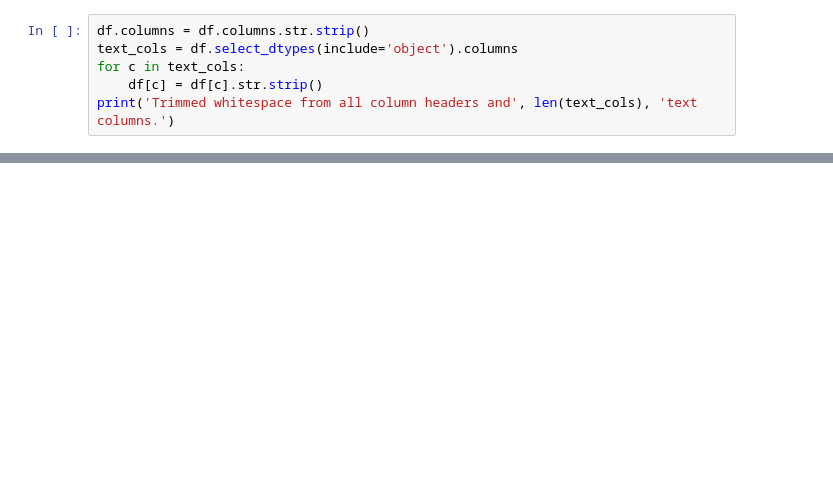
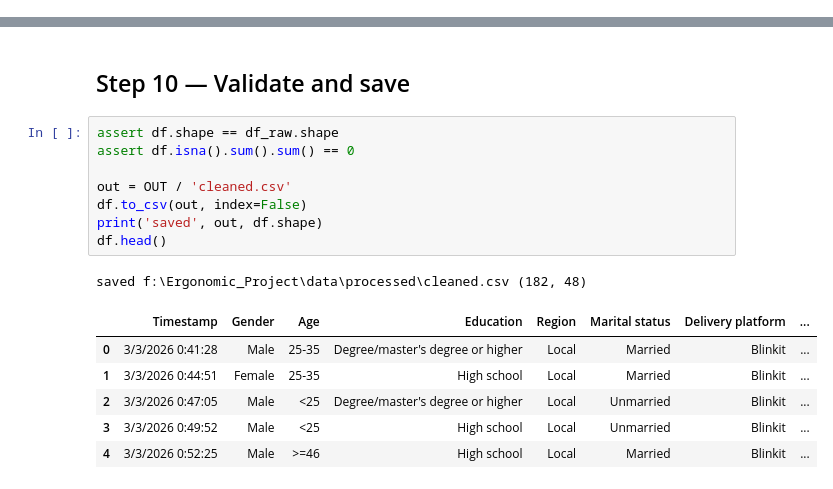
Before and after one commit to AilaVishnu/ergonomic-risk-factor-prediction, a Jupyter notebook: notebooks/01_data_cleaning.ipynb, the cells around one changed output, grey strips where cells are left out. Cells and saved outputs as stored; diff of their text form; blank space fills up the shorter version.

```diff
--- a/notebooks/01_data_cleaning.ipynb
+++ b/notebooks/01_data_cleaning.ipynb
@@ -151,6 +52,0 @@ labels group correctly (e.g. `' Yes'` and `'Yes'` are not treated as different c
-# %%
-df.columns = df.columns.str.strip()
-text_cols = df.select_dtypes(include='object').columns
-for c in text_cols:
-    df[c] = df[c].str.strip()
-print('Trimmed whitespace from all column headers and', len(text_cols), 'text columns.')
@@ -260,0 +204,18 @@ and derive `workload_score`, `fatigue_score`, `force_exertion`, `vehicle_rank`,
+# %% [markdown]
+## Step 10 — Validate and save
+# %%
+assert df.shape == df_raw.shape
+assert df.isna().sum().sum() == 0
+
+out = OUT / 'cleaned.csv'
+df.to_csv(out, index=False)
+print('saved', out, df.shape)
+df.head()
+# %% [output]
+saved f:\Ergonomic_Project\data\processed\cleaned.csv (182, 48)
+|  | Timestamp | Gender | Age | Education | Region | Marital status | Delivery platform | ... |
+| 0 | 3/3/2026 0:41:28 | Male | 25-35 | Degree/master's degree or higher | Local | Married | Blinkit | ... |
+| 1 | 3/3/2026 0:44:51 | Female | 25-35 | High school | Local | Married | Blinkit | ... |
+| 2 | 3/3/2026 0:47:05 | Male | <25 | Degree/master's degree or higher | Local | Unmarried | Blinkit | ... |
+| 3 | 3/3/2026 0:49:52 | Male | <25 | High school | Local | Unmarried | Blinkit | ... |
+| 4 | 3/3/2026 0:52:25 | Male | >=46 | High school | Local | Married | Blinkit | ... |
```
Also changed, not shown: parts of 45 cells of this notebook, 11 other files.
